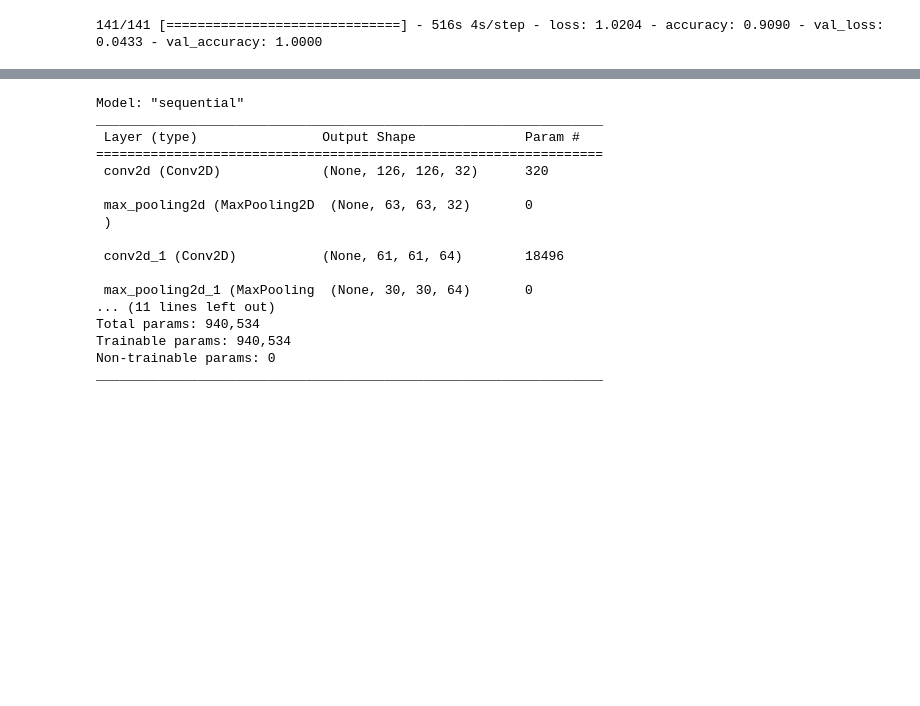
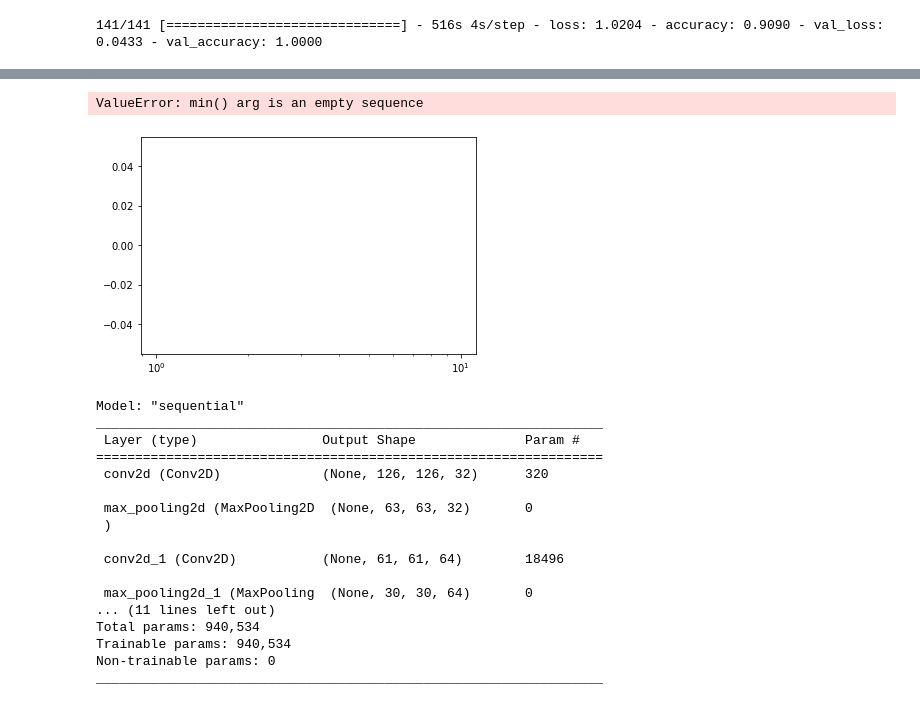
Before and after one commit to jramirezantonio/-Intracerebral-Brain-Hemorrhage-Classification, a Jupyter notebook: Final Project Data (1).ipynb, the cells around one changed output, grey strips where cells are left out. Cells and saved outputs as stored; diff of their text form; code cells hidden in the pictures; blank space fills up the shorter version.

```diff
--- a/Final Project Data (1).ipynb
+++ b/Final Project Data (1).ipynb
@@ -468,9 +473,8 @@ np.random.seed(44)
 
 K = keras.backend
 
-
 class ExponentialLearningRate(keras.callbacks.Callback):
-    def init(self, factor):
+    def __init__(self, factor):
         self.factor = factor
         self.rates = []
         self.losses = []
@@ -501,14 +523,15 @@ model_cnn_sgd = model_cnn_sgd.fit(X_train, yds_train, batch_size=512, epochs=1,
 # %%
-expon_lr_cnn_sgd = ExponentialLearningRate(factor = 1.001)
-expon_lr_cnn_sgd.factor = 1.001
 plt.plot(expon_lr_cnn_sgd.rates, expon_lr_cnn_sgd.losses)
 plt.gca().set_xscale('log')
 plt.hlines(min(expon_lr_cnn_sgd.losses), min(expon_lr_cnn_sgd.rates), max(expon_lr_cnn_sgd.rates))
 plt.axis([min(expon_lr_cnn_sgd.rates), max(expon_lr_cnn_sgd.rates), 0, expon_lr_cnn_sgd.losses[0]])
 plt.grid()
 plt.xlabel("Learning rate")
 plt.ylabel("Loss")
 plt.show
+# %% [output]
+ValueError: min() arg is an empty sequence
+[figure, added]
 # %%
 min(expon_lr_cnn_sgd.losses)
 # %%
```
Also changed, not shown: parts of 11 cells of this notebook.
